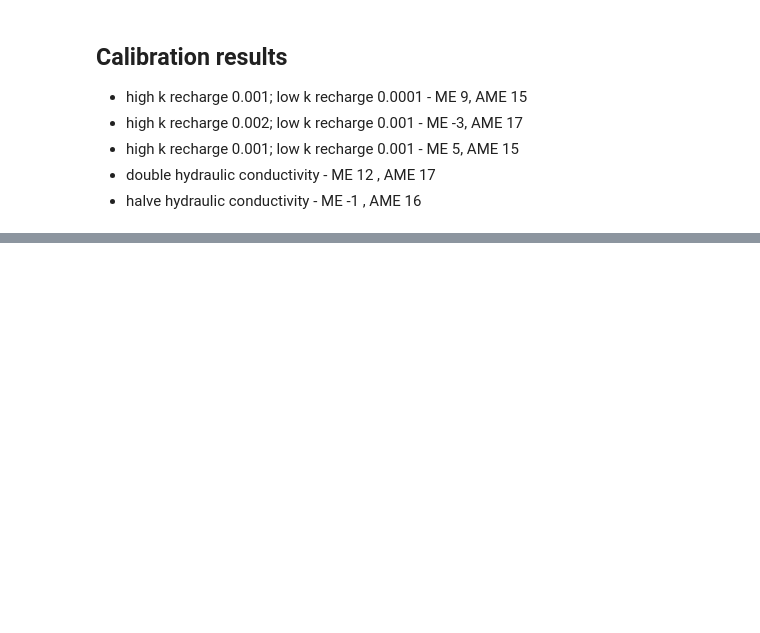
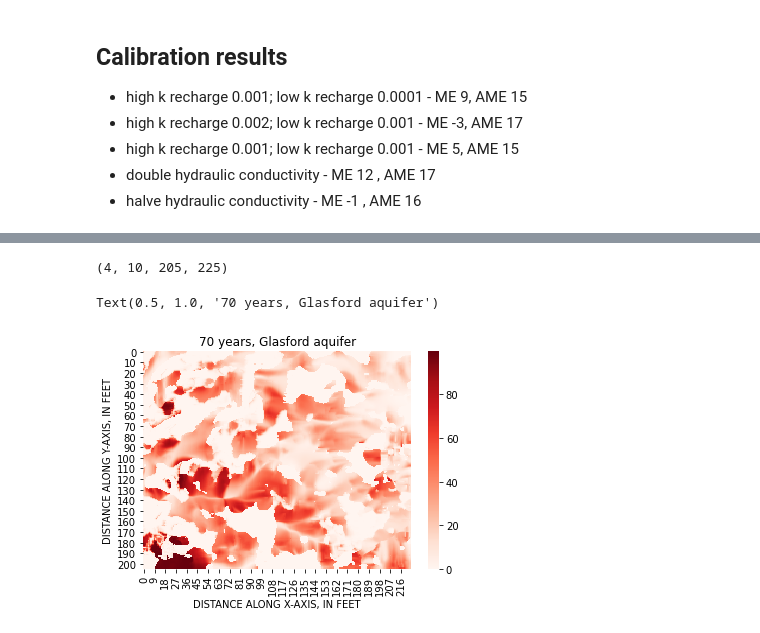
Before and after one commit to dbabrams/G572McHenryCountyGWModel, a Jupyter notebook: Part2Updates/Flopy McHenry Rivers.ipynb, the cells around one changed output, grey strips where cells are left out. Cells and saved outputs as stored; diff of their text form; code cells hidden in the pictures; blank space fills up the shorter version.

```diff
--- a/Part2Updates/Flopy McHenry Rivers.ipynb
+++ b/Part2Updates/Flopy McHenry Rivers.ipynb
@@ -789,0 +788,27 @@ What happens if you add another row of constant head cells to the model by modif
+# %%
+modelname = "my_model_mt"
+mt = flopy.mt3d.Mt3dms(modelname=modelname,exe_name='MT3DMS',modflowmodel=m)
+#btn = flopy.mt3d.Mt3dBtn(mt, perlen=36500)
+btn = flopy.mt3d.Mt3dBtn(
+    mt,
+    icbund=1,
+    prsity=0.3,
+    sconc=0,
+    nper=2,
+    perlen=70*365, # simulation runs for 70 years
+    timprs=[10 * 365, 50 * 365, 70 * 365], # times that will be printed
+    dt0=365, # each MTD time step will run for 365 days
+    ttsmult=1, # often a multipler is applied to each time step; we are not going to do that here
+    ttsmax=365, # if we applied a multipler, this would set the max value of a time step
+)
+adv = flopy.mt3d.Mt3dAdv(mt,mixelm=0)
+dsp = flopy.mt3d.Mt3dDsp(mt)
+crch1 = 100*np.ones((nrow, ncol), dtype=float) # concentration in the recharge
+ssm = flopy.mt3d.Mt3dSsm(mt, crch=crch1)
+gcg = flopy.mt3d.Mt3dGcg(mt)
+mt.write_input()
+mt.run_model()
+fname = "MT3D001.UCN"
+ucnobj = flopy.utils.UcnFile(fname)
+times = ucnobj.get_times()
+conc = ucnobj.get_alldata()
@@ -789,0 +833,14 @@ What happens if you add another row of constant head cells to the model by modif
+# %%
+#start of simulation, 10 years, 50 years, 100 year
+np.shape(conc)
+# %% [output]
+(4, 10, 205, 225)
+# %%
+plt.figure()
+sns.heatmap(conc[3,8,:,:], cmap = 'Reds')
+plt.xlabel("DISTANCE ALONG X-AXIS, IN FEET")
+plt.ylabel("DISTANCE ALONG Y-AXIS, IN FEET")
+plt.title("70 years, Glasford aquifer")
+# %% [output]
+Text(0.5, 1.0, '70 years, Glasford aquifer')
+[figure, added]
```
Also changed, not shown: parts of 5 cells of this notebook, 1 other file.
